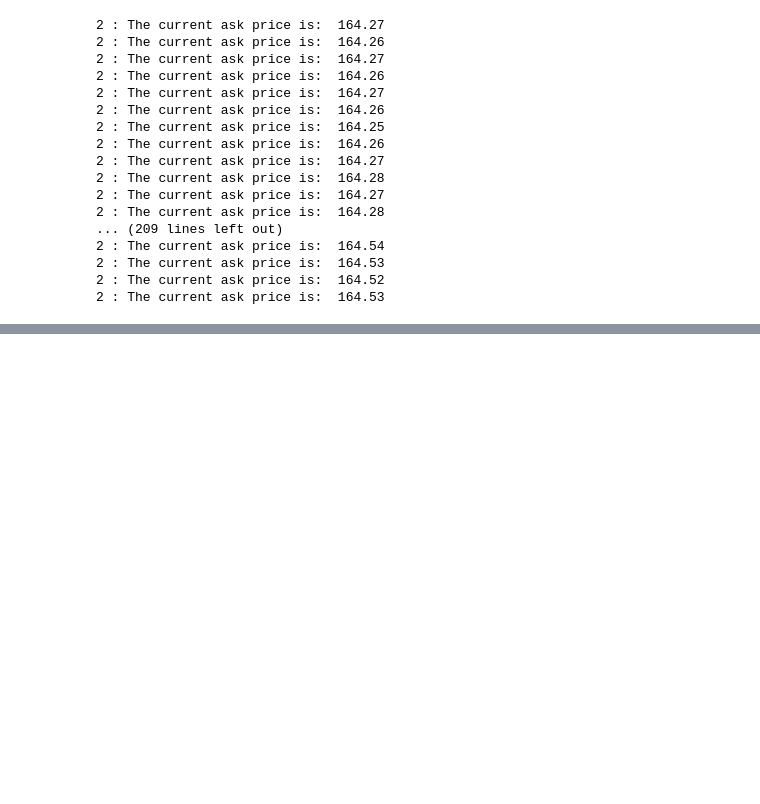
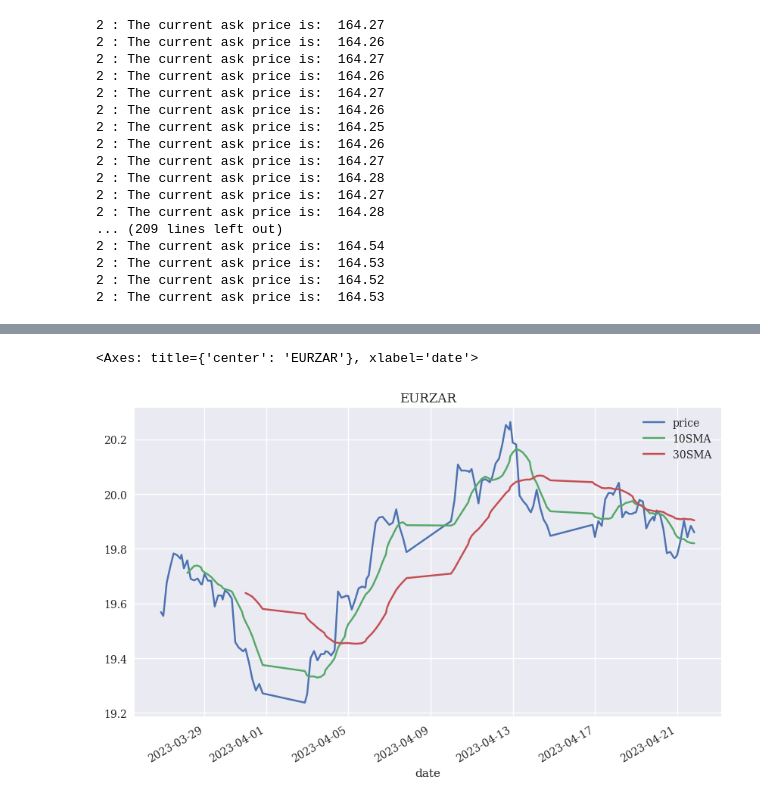
Before and after one commit to eltonplath/algo-trading, a Jupyter notebook: notebooks/IB_Scratchpad.ipynb, the cells around one changed output, grey strips where cells are left out. Drawn from its saved outputs; the diff is of its cells as text; code cells hidden in the pictures; blank space fills up the shorter version.

```diff
--- a/notebooks/IB_Scratchpad.ipynb
+++ b/notebooks/IB_Scratchpad.ipynb
@@ -97,6 +100,7 @@ ERROR -1 2104 Market data farm connection is OK:jfarm
 2 : The current ask price is:  164.52
 2 : The current ask price is:  164.53
 # %%
+app.data = []
 
 eurusd_contract = Contract()
 eurusd_contract.symbol = 'EUR'
@@ -127,11 +124,22 @@ Time: 1681758000 Close: 1.0926
 # %%
 #Working with Pandas DataFrames
-import pandas
+import pandas as pd
+import numpy as np
 
-df = pandas.DataFrame(app.data, columns=['DateTime','Open', 'High', 'Low', 'Close'])
-df['10SMA'] = df['Close'].rolling(10).mean()
-df['30SMA'] = df['Close'].rolling(30).mean()
-print(df)
-df['DateTime'] = pandas.to_datetime(df['DateTime'],unit='s')
-df.to_csv('EURUSD_Hourly.csv')
+df = pd.DataFrame(app.data, columns=['DateTime','Open', 'High', 'Low', 'Close'])
+
+df.drop(['Open', 'High', 'Low'], axis=1, inplace=True)
+df.rename(columns={'Close':'price'}, inplace=True)
+df.rename(columns={'DateTime':'date'}, inplace=True)
+
+
+#df = pd.DataFrame(app.data, columns=['DateTime','Close'])
+df['10SMA'] = df['price'].rolling(10).mean()
+df['30SMA'] = df['price'].rolling(30).mean()
+
+df['date'] = pd.to_datetime(df['date'],unit='s')
+df = df.set_index('date')
+#df.to_csv('EURUSD_Hourly.csv')
+df.info()
+df.tail()
 # %% [output]
@@ -154,0 +176,17 @@ df.to_csv('EURUSD_Hourly.csv')
+# %%
+%matplotlib inline
+from pylab import mpl, plt
+
+plt.style.use('seaborn')
+mpl.rcParams['savefig.dpi'] = 300
+mpl.rcParams['font.family'] = 'serif'
+
+df.plot(title='EURZAR', figsize=(10,6))
+#plt.figure(figsize=(15, 6))
+#plt.plot(df['Close'], label='EURZAR')
+#plt.plot(df['10SMA'], label='SMA10')
+#plt.plot(df['30SMA'], label='SMA30')
+#plt.legend(loc='upper left', fontsize=15)
+# %% [output]
+<Axes: title={'center': 'EURZAR'}, xlabel='date'>
+[figure, added]
```
Also changed, not shown: parts of 16 cells of this notebook, 19 other files.
